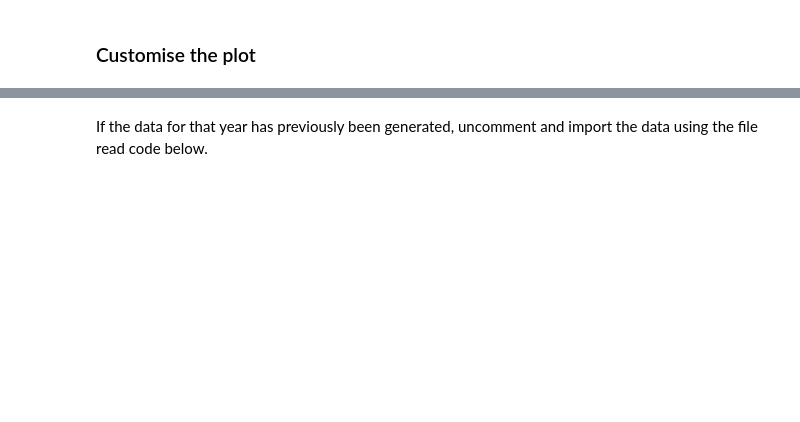
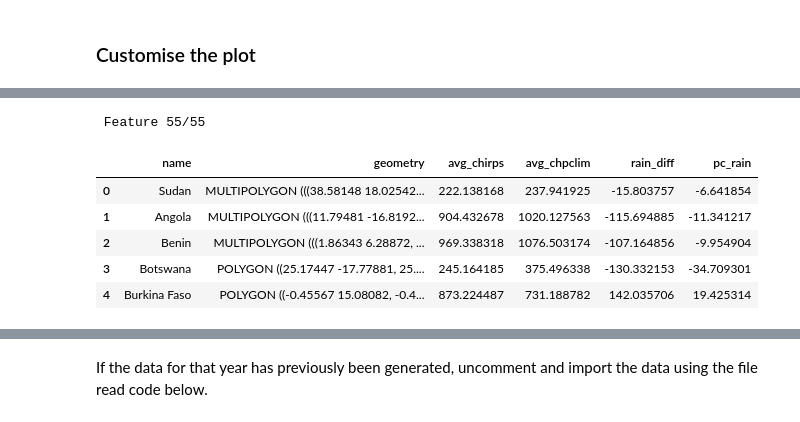
Before and after one commit to digitalearthafrica/wofs-validation, a Jupyter notebook: 03_Figures_for_paper/Plot_WofS_by_country.ipynb, the cells around one changed output, grey strips where cells are left out. Drawn from its saved outputs; the diff is of its cells as text; code cells hidden in the pictures; blank space fills up the shorter version.

```diff
--- a/03_Figures_for_paper/Plot_WofS_by_country.ipynb
+++ b/03_Figures_for_paper/Plot_WofS_by_country.ipynb
@@ -312,0 +331,4 @@ gdf.to_file("Plot_WOfS_by_country-data/chirps_per_country_"+year+"_5km.geojson",
+# %%
+chirps_year, chpclim_year = rainfall_per_polygon(gdf, year)
+# %% [output]
+ Feature 55/55
@@ -312,0 +348,9 @@ gdf.to_file("Plot_WOfS_by_country-data/chirps_per_country_"+year+"_5km.geojson",
+# %%
+gdf.head()
+# %% [output]
+|  | name | geometry | avg_chirps | avg_chpclim | rain_diff | pc_rain |
+| 0 | Sudan | MULTIPOLYGON (((38.58148 18.02542... | 222.138168 | 237.941925 | -15.803757 | -6.641854 |
+| 1 | Angola | MULTIPOLYGON (((11.79481 -16.8192... | 904.432678 | 1020.127563 | -115.694885 | -11.341217 |
+| 2 | Benin | MULTIPOLYGON (((1.86343 6.28872, ... | 969.338318 | 1076.503174 | -107.164856 | -9.954904 |
+| 3 | Botswana | POLYGON ((25.17447 -17.77881, 25.... | 245.164185 | 375.496338 | -130.332153 | -34.709301 |
+| 4 | Burkina Faso | POLYGON ((-0.45567 15.08082, -0.4... | 873.224487 | 731.188782 | 142.035706 | 19.425314 |
```
Also changed, not shown: parts of 24 cells of this notebook, 18 other files.
